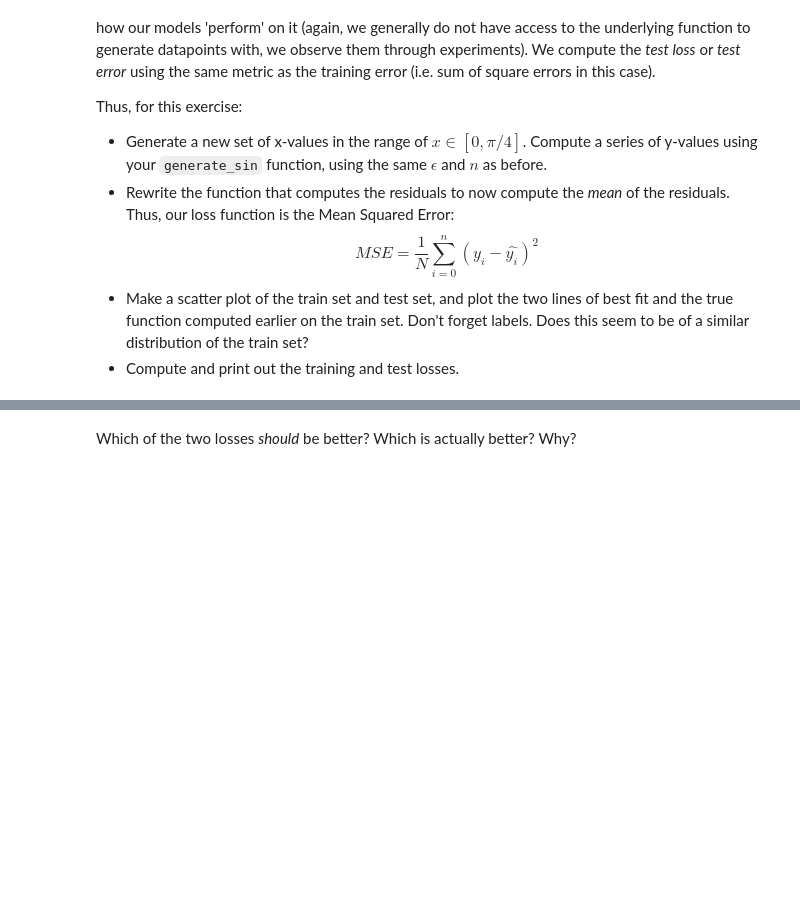
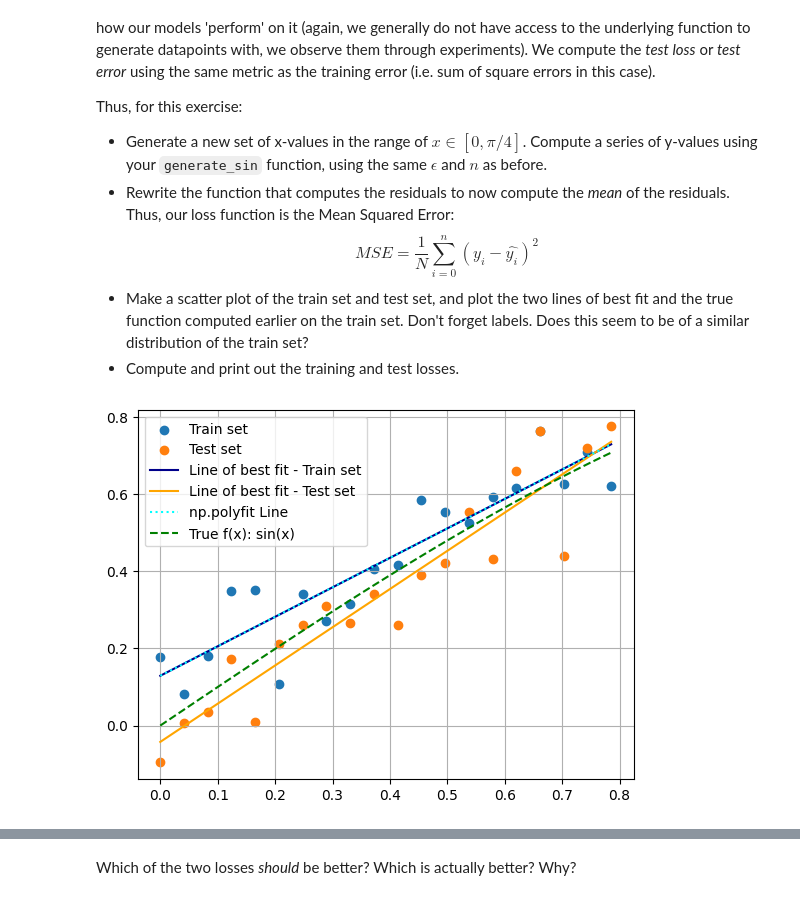
Before and after one commit to sergeGITH/TS, a Jupyter notebook: TMDL_2024_25_Assignment_1,_Qs_only.ipynb, the cells around one changed output, grey strips where cells are left out. Cells and saved outputs as stored; diff of their text form; code cells hidden in the pictures; blank space fills up the shorter version.

```diff
--- a/TMDL_2024_25_Assignment_1,_Qs_only.ipynb
+++ b/TMDL_2024_25_Assignment_1,_Qs_only.ipynb
@@ -236,21 +252,33 @@ $$MSE = \frac{1}{N} \sum_{i=0}^{n}(y_i-\hat{y_i})^2$$
 # %%
 def compute_mse(y_true, y_pred, a, b):
     # TODO: your code here
+    mse = np.mean((y_true - y_pred)**2)
     return mse
 
-x_test = ...
-y_test = ...
+x_test = np.linspace(0, np.pi / 4, n_samples)
+y_test = generate_sin(x_test, epsilon)
 
-plt.scatter(x, y, label="Train set)")
+plt.scatter(x, y, label="Train set")
 plt.scatter(x_test, y_test, label="Test set")
 
+# linear regression on test data?
+a, b, y_pred_test = lin_reg(x_test, y_test)
+y_best_test = b * x + a
+
 # TODO: plot data, lines of best fit, true function, make it pretty
-...
-
+plt.plot(x, y_best, label='Line of best fit - Train set', color='darkblue')
+plt.plot(x, y_best_test, label='Line of best fit - Test set', color='orange')
+plt.plot(x, y_best_np, label='np.polyfit Line', color='aqua', linestyle='dotted')
+plt.plot(x_pure, y_pure, label='True f(x): sin(x)', color='green', linestyle="dashed")
+plt.grid()
+plt.legend()
+plt.show()
 
 test_loss = compute_mse(x_test, y_test, a, b)
 train_loss = compute_mse(x, y, a, b)
 
 print("Coefficients: ", (a, b))
 print("Train loss:   ", train_loss)
 print("Test loss:    ", test_loss)
+# %% [output]
+[figure, added]
```
Also changed, not shown: parts of 4 cells of this notebook.
